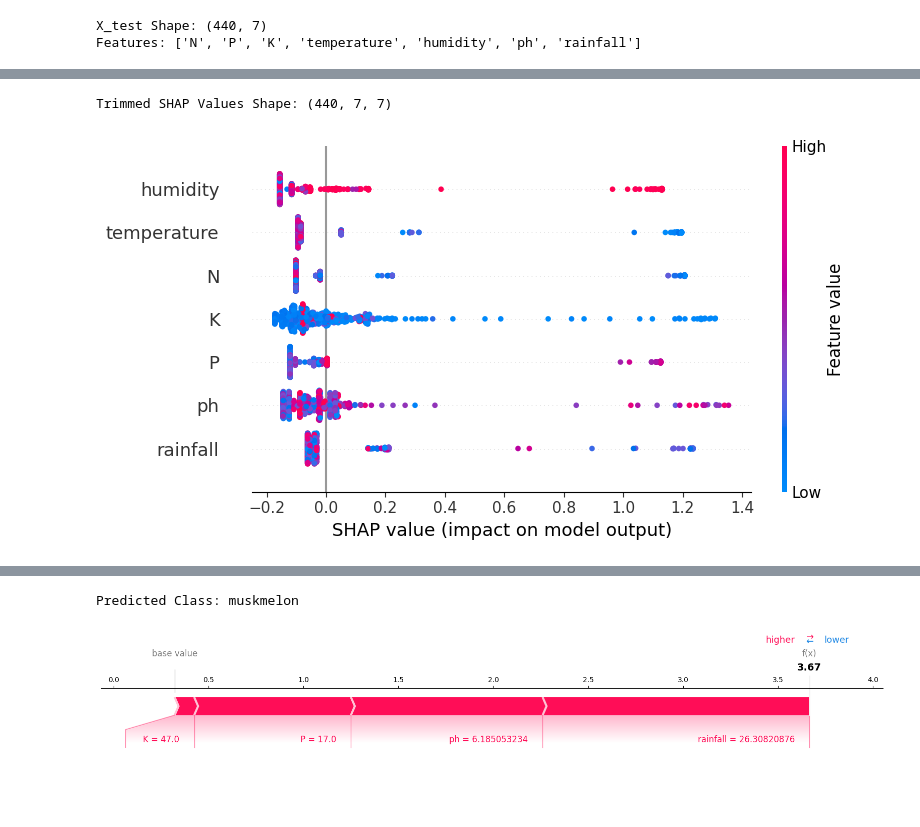
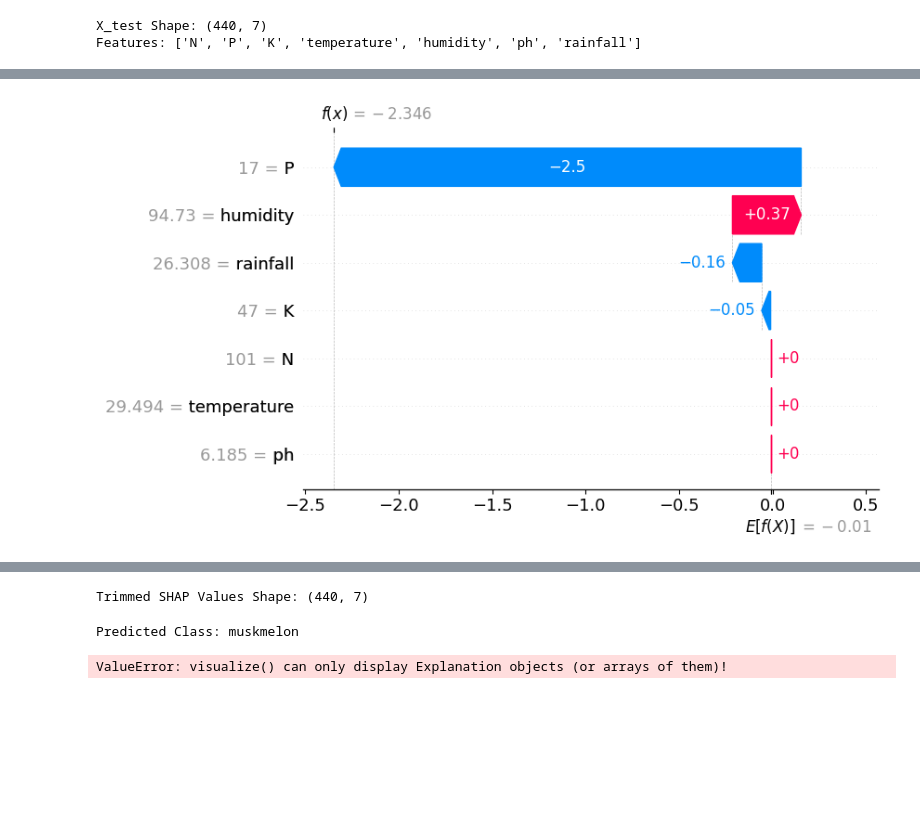
Before and after one commit to zauchi/cropRecommendation, a Jupyter notebook: Crop_Recommendation_XGBoost_SHAP.ipynb, the cells around one changed output, grey strips where cells are left out. Drawn from its saved outputs; the diff is of its cells as text; code cells hidden in the pictures; blank space fills up the shorter version.

Commit message:
waterfall model working?

```diff
--- a/Crop_Recommendation_XGBoost_SHAP.ipynb
+++ b/Crop_Recommendation_XGBoost_SHAP.ipynb
@@ -74,23 +80,24 @@ Features: ['N', 'P', 'K', 'temperature', 'humidity', 'ph', 'rainfall']
 # SHAP-Explainer erstellen
 explainer = shap.TreeExplainer(XB)
 shap_values = explainer(X_test)
-
-# SHAP-Werte auf tatsächliche Feature-Anzahl beschränken
-shap_values_trimmed = shap_values.values[:, :, :X_test.shape[1]]  # Beschränken auf 7 Features
-print(f"Trimmed SHAP Values Shape: {shap_values_trimmed.shape}")
-# %% [output]
-Trimmed SHAP Values Shape: (440, 7, 7)
 # %%
-# Globale Analyse: Aggregierte SHAP-Werte über Klassen
-shap_values_aggregated = shap_values_trimmed.mean(axis=1)
-shap.summary_plot(shap_values_aggregated, X_test, feature_names=X.columns)
+shap_values.values = shap_values.values[:,:,0]
+shap_values.base_values = shap_values.base_values[0,1]
+
+shap.plots.waterfall(shap_values[0])
 # %% [output]
-[figure, old version]
+[figure, new version]
 # %%
 # JavaScript initialisieren für SHAP
 shap.initjs()
 # %% [output]
 [interactive output not drawn]
+# %%
+# SHAP-Werte auf tatsächliche Feature-Anzahl beschränken
+shap_values_trimmed = shap_values.values  # Beschränken auf 7 Features
+print(f"Trimmed SHAP Values Shape: {shap_values_trimmed.shape}")
+# %% [output]
+Trimmed SHAP Values Shape: (440, 7)
 # %%
 sample_idx = 0  # Beispiel-Index
 class_idx = 0   # Index der Klasse
@@ -100,13 +107,13 @@ print(f"Predicted Class: {predicted_class}")
 
 shap.force_plot(
     explainer.expected_value[class_idx],          # Erwartungswert der Klasse
-    shap_values_trimmed[sample_idx, class_idx, :], # SHAP-Werte für diese Klasse
+    shap_values_trimmed[sample_idx, class_idx], # SHAP-Werte für diese Klasse
     X_test.iloc[sample_idx, :],                   # Eingabemerkmale
     matplotlib=True                               # Statische Darstellung aktivieren
 )
 # %% [output]
 Predicted Class: muskmelon
-[figure, removed]
+ValueError: visualize() can only display Explanation objects (or arrays of them)!
 # %%
 # Anzahl der Klassen aus dem LabelEncoder
 num_classes = len(label_encoder.classes_)
```
Also changed, not shown: parts of 2 cells of this notebook.
